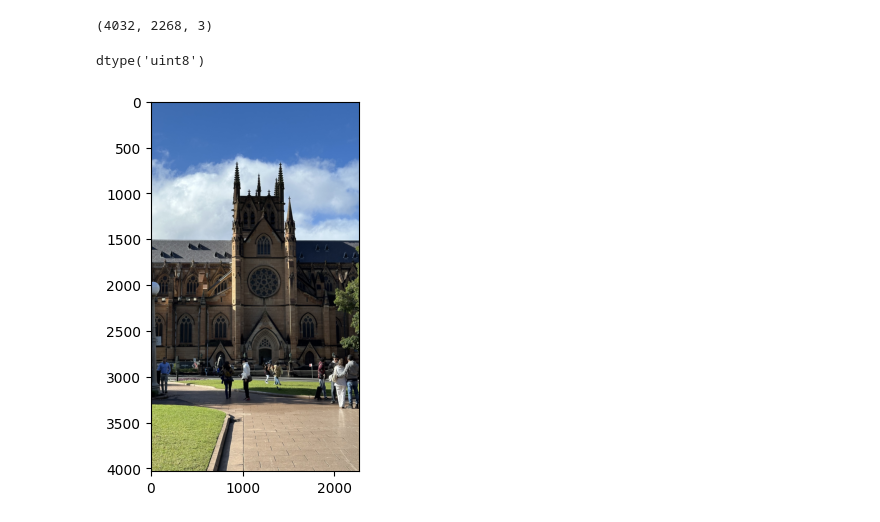
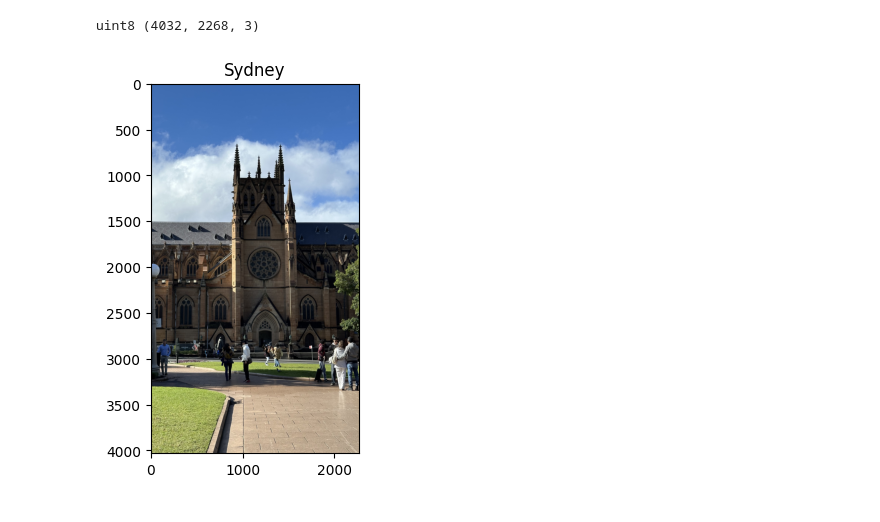
Before and after one commit to sunj00park/26-2-DIP-SunJooPark, a Jupyter notebook: HW00.ipynb, the cells around one changed output. Cells and saved outputs as stored; diff of their text form; code cells hidden in the pictures.

```diff
--- a/HW00.ipynb
+++ b/HW00.ipynb
@@ -2,16 +3,10 @@
 import matplotlib.pyplot as plt
 # %%
 I = plt.imread('/content/sample_data/IMG_5002.jpeg')
+print(I.dtype, I.shape)
+plt.imshow(I)
+plt.title('Sydney')
+plt.show()
+# %% [output]
+uint8 (4032, 2268, 3)
+[figure, added]
-# %%
-I.shape
-# %% [output]
-(4032, 2268, 3)
-# %%
-I.dtype
-# %% [output]
-dtype('uint8')
-# %%
-plt.imshow(I)
-plt.show()
-# %% [output]
-[figure, removed]
```
Also changed, not shown: parts of 1 cell of this notebook.
